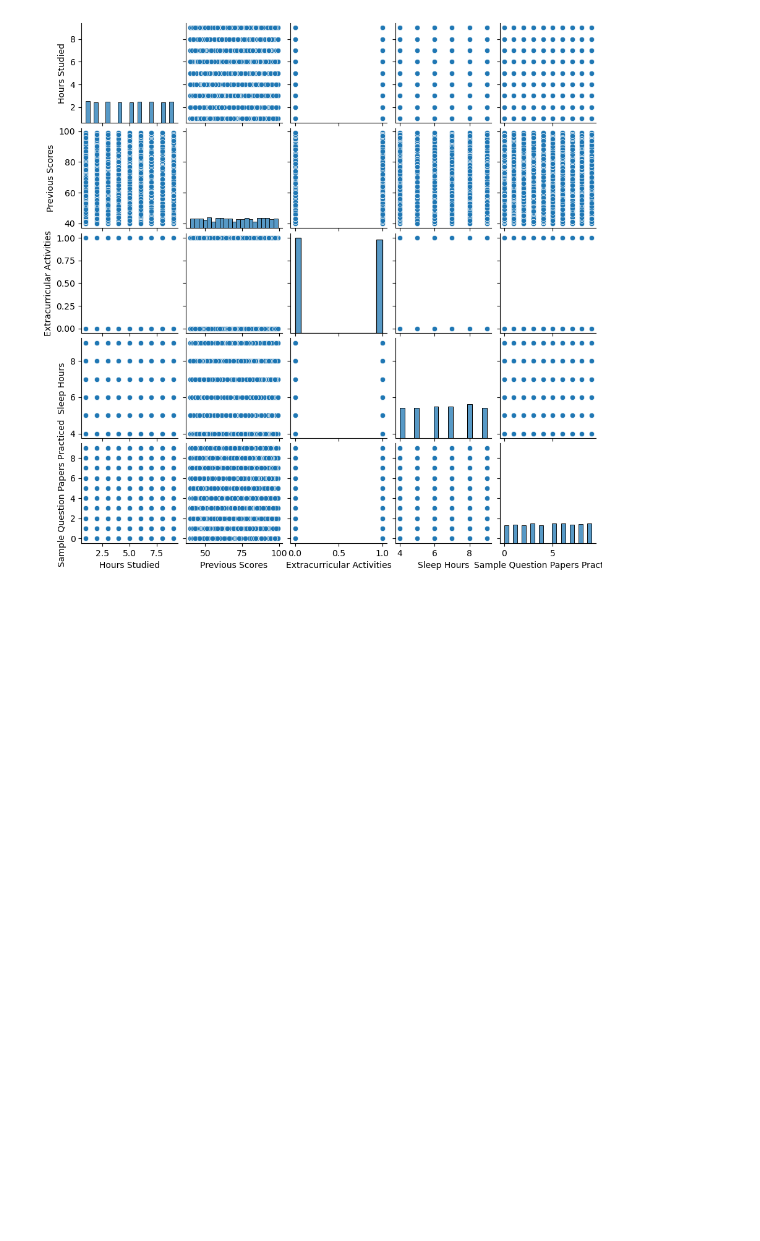
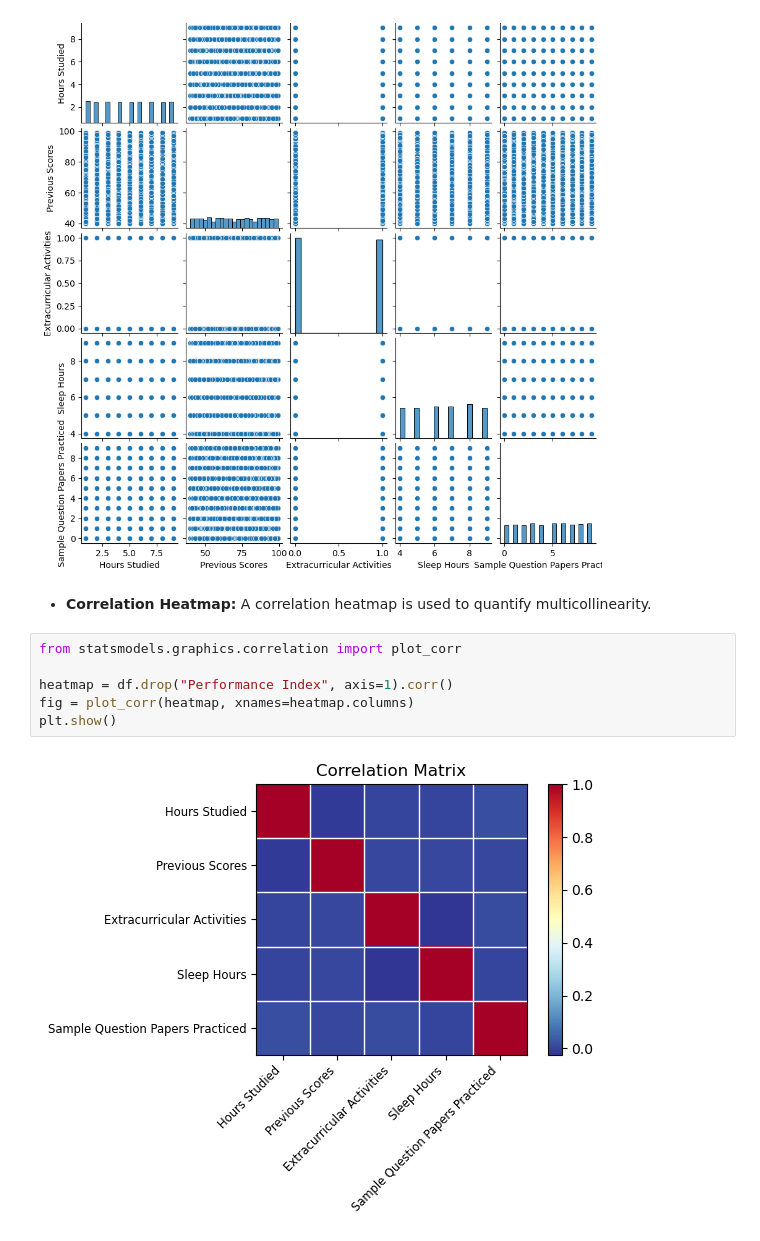
Before and after one commit to Obaze-Samuel/Linear-Regression, a Jupyter notebook: Untitled.ipynb, the cells around one changed output. Drawn from its saved outputs; the diff is of its cells as text; blank space fills up the shorter version.

```diff
--- a/Untitled.ipynb
+++ b/Untitled.ipynb
@@ -74,3 +74,13 @@ Mp = sns.pairplot(data = df.drop("Performance Index", axis = 1),kind = "scatter"
 Mp.fig.set_size_inches(9,9)
 # %% [output]
 [figure]
+# %% [markdown]
+* **Correlation Heatmap:** A correlation heatmap is used to quantify multicollinearity.
+# %%
+from statsmodels.graphics.correlation import plot_corr
+
+heatmap = df.drop("Performance Index", axis=1).corr()
+fig = plot_corr(heatmap, xnames=heatmap.columns)
+plt.show()
+# %% [output]
+[figure, added]
```
